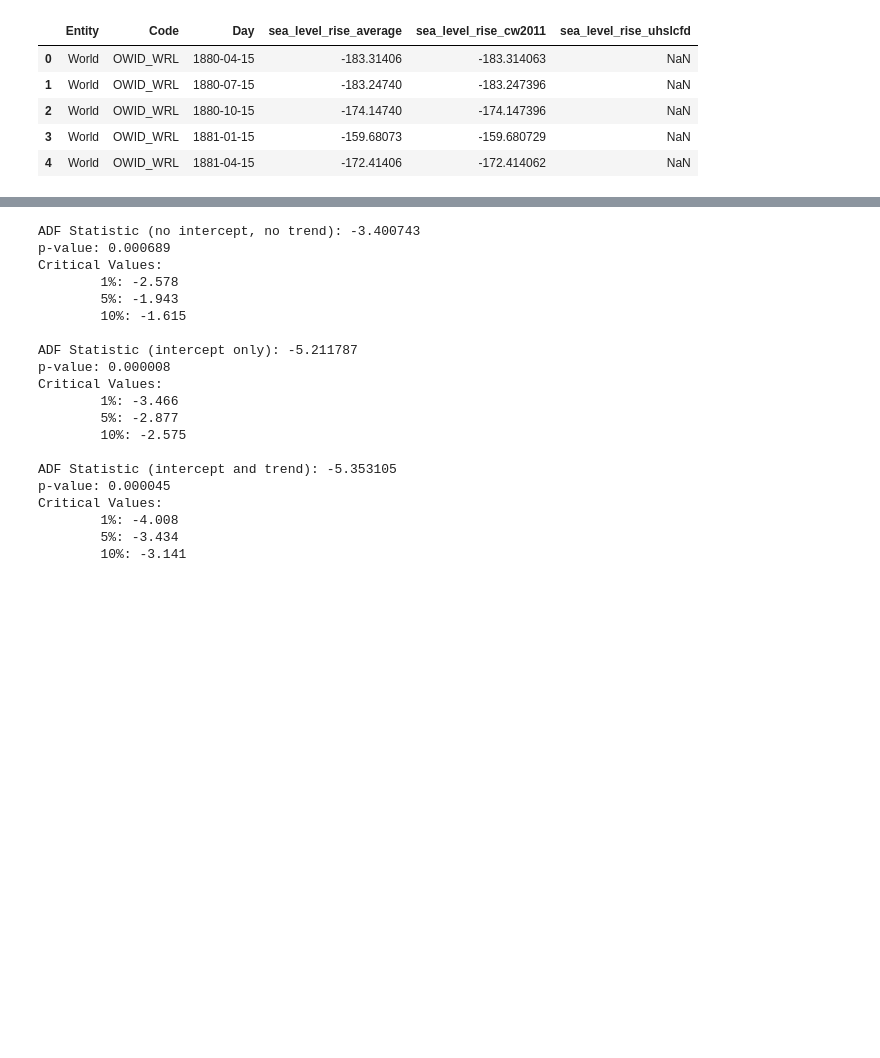
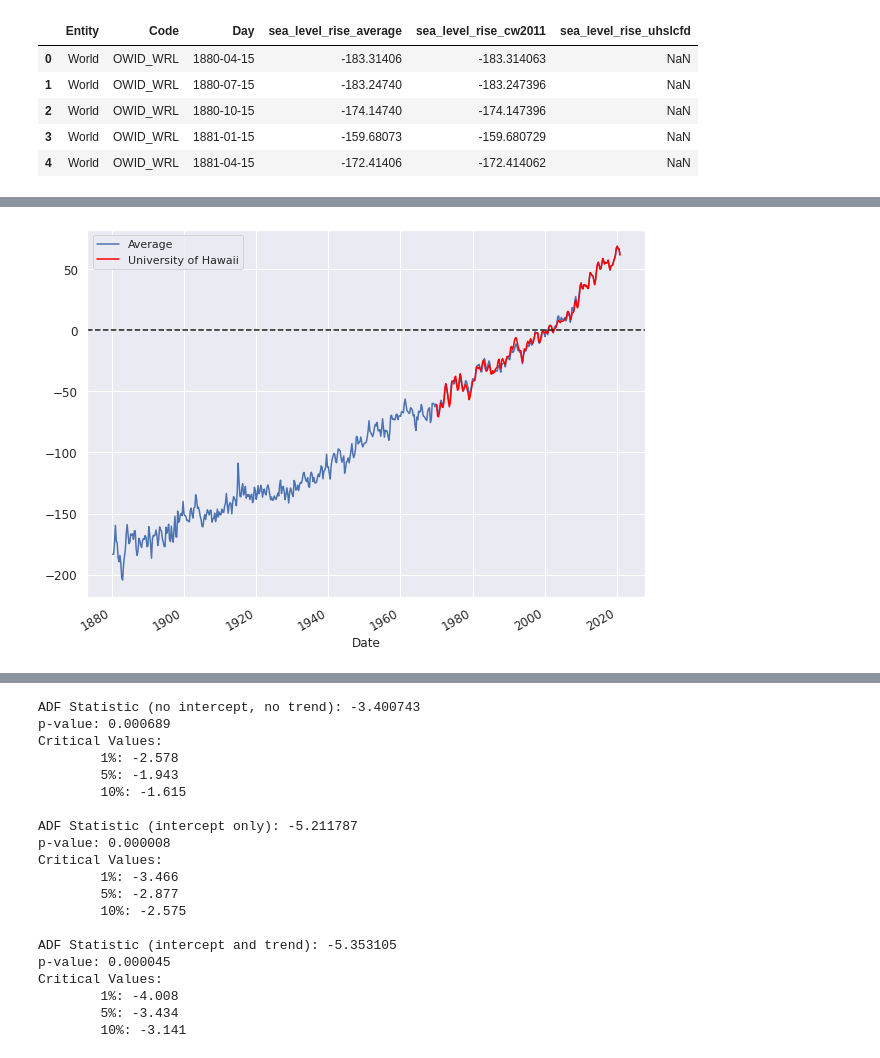
Before and after one commit to ddtsvetkova/sealvl, a Jupyter notebook: script.ipynb, the cells around one changed output, grey strips where cells are left out. Drawn from its saved outputs; the diff is of its cells as text; code cells hidden in the pictures; blank space fills up the shorter version.

```diff
--- a/script.ipynb
+++ b/script.ipynb
@@ -54,2 +57,13 @@ df.head()
+# %%
+# Plotting the average of the Church & White and the University of Hawaii datasets
+ax = df[["sea_level_rise_average"]].plot(legend=None, figsize=(10,7.5), label="Average")
+plt.plot(df[["sea_level_rise_uhslcfd"]], "red", label="University of Hawaii")
+plt.xlabel("Date")
+ax.tick_params(axis='both', which='major', labelsize=12)
+ax.axhline(0, linestyle='--', color='k')
+ax.legend(["Average", "University of Hawaii"])
+plt.show()
+# %% [output]
+[figure, added]
 # %%
 # Plotting the series
```
Also changed, not shown: parts of 17 cells of this notebook, 2 other files.
